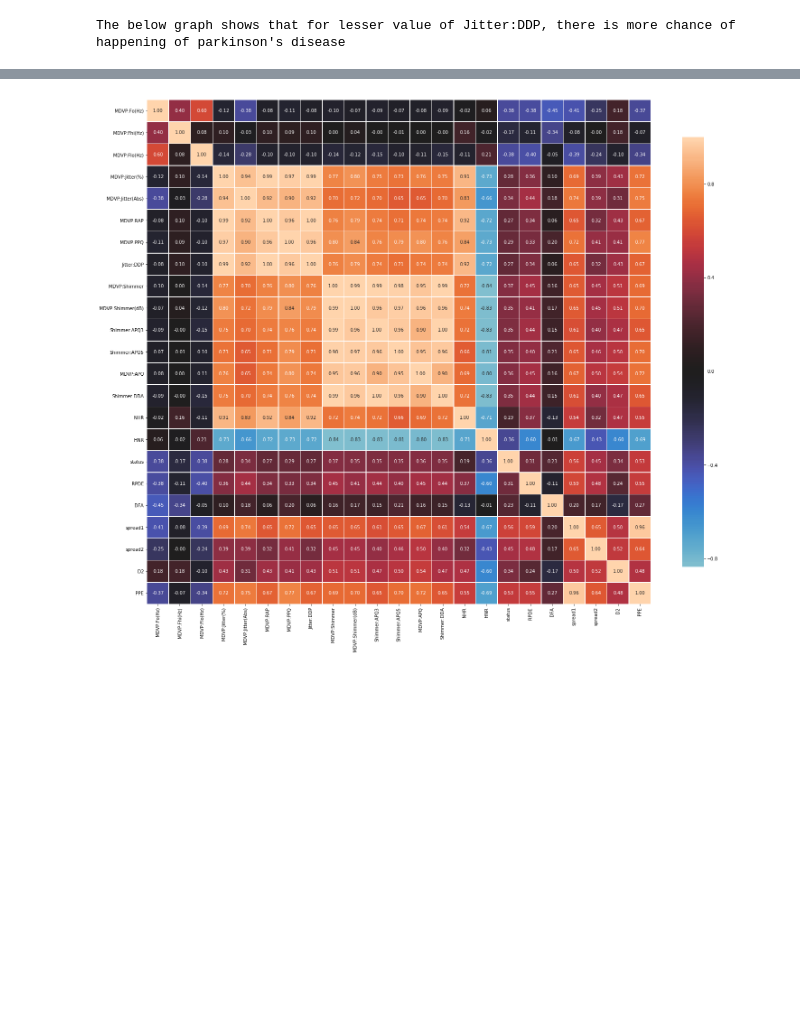
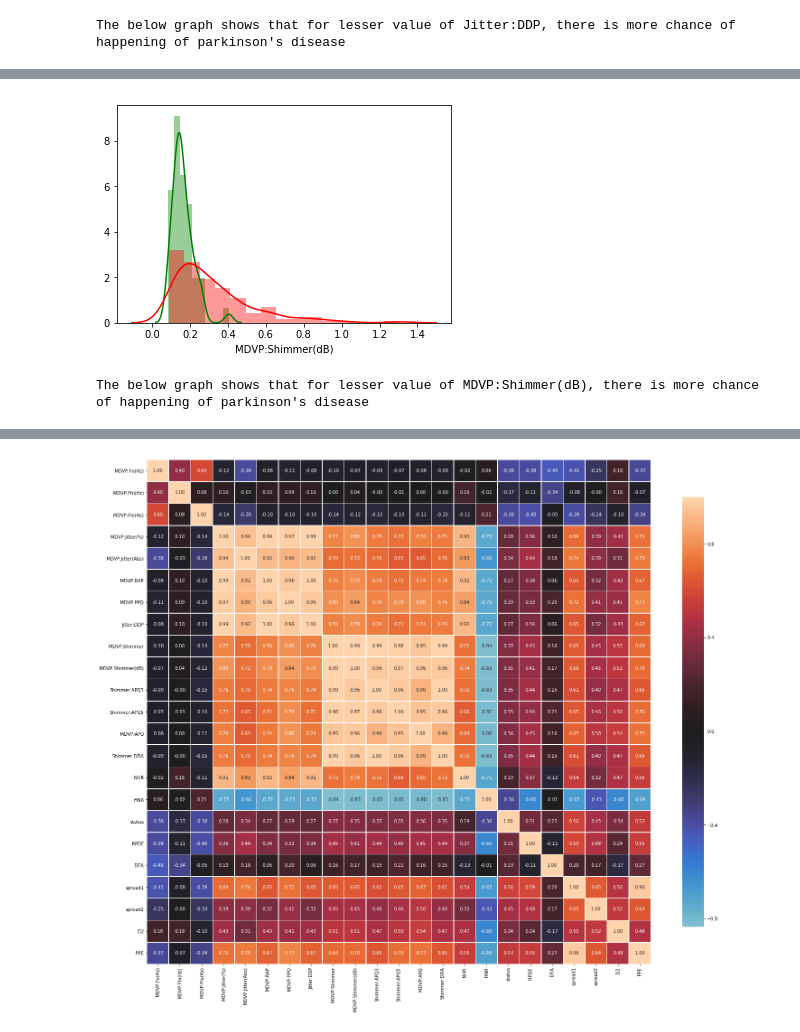
Before and after one commit to GreatLearningAIML1/bangalore-feb-batch-anshumankmr297, a Jupyter notebook: Use Case Ensemble Technique Parkinson's Disease/EnsembleTechnique_R3_Project1.ipynb, the cells around one changed output, grey strips where cells are left out. Cells and saved outputs as stored; diff of their text form; code cells hidden in the pictures; blank space fills up the shorter version.

```diff
--- a/Use Case Ensemble Technique Parkinson's Disease/EnsembleTechnique_R3_Project1.ipynb
+++ b/Use Case Ensemble Technique Parkinson's Disease/EnsembleTechnique_R3_Project1.ipynb
@@ -115,0 +124,8 @@ The below graph shows that for lesser value of Jitter:DDP, there is more chance
+# %%
+sns.distplot( pd_df[pd_df["status"] == 0]['MDVP:Shimmer(dB)'], color = 'g')
+sns.distplot( pd_df[pd_df["status"] == 1]['MDVP:Shimmer(dB)'], color = 'r')
+plt.show()
+print("The below graph shows that for lesser value of MDVP:Shimmer(dB), there is more chance of happening of parkinson's disease")
+# %% [output]
+[figure, added]
+The below graph shows that for lesser value of MDVP:Shimmer(dB), there is more chance of happening of parkinson's disease
```
Also changed, not shown: parts of 19 cells of this notebook.
